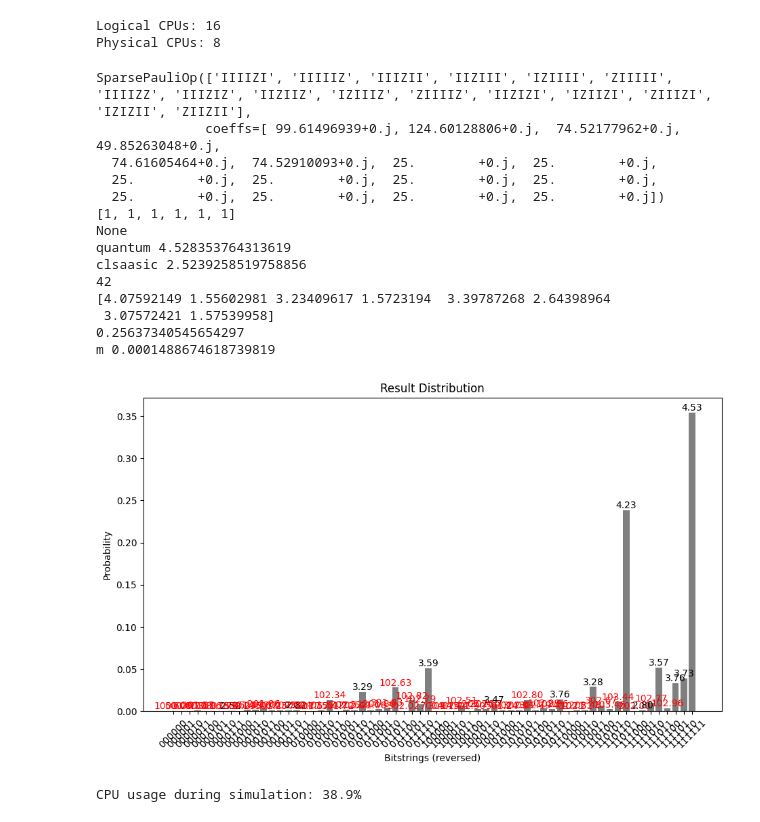
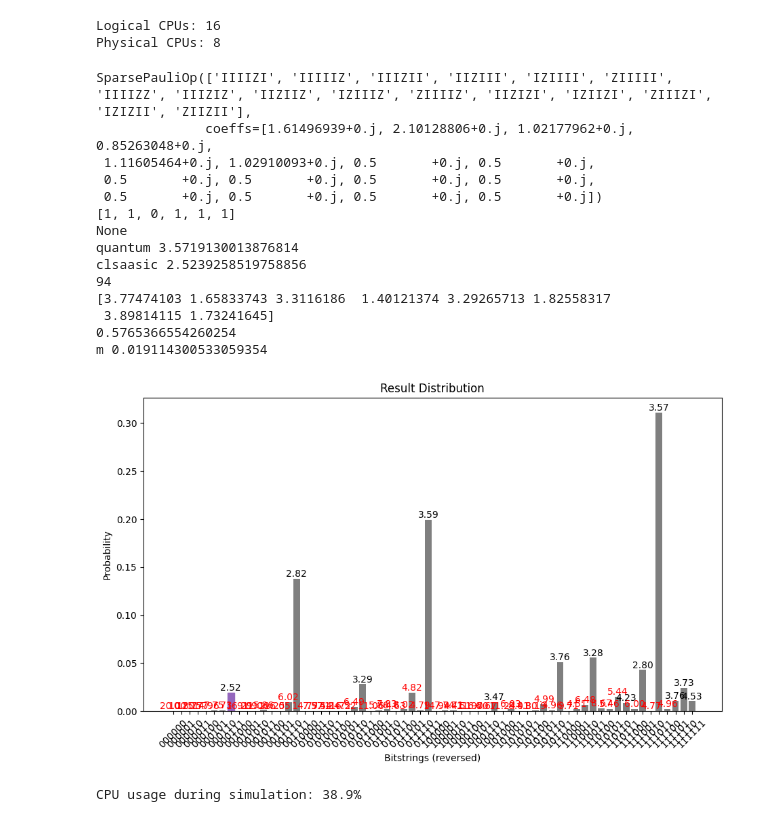
Before and after one commit to Smeidir/QAOA, a Jupyter notebook: tests.ipynb, the cells around one changed output. Drawn from its saved outputs; the diff is of its cells as text; code cells hidden in the pictures.

```diff
--- a/tests.ipynb
+++ b/tests.ipynb
@@ -113,50 +110,54 @@ print(f"Physical CPUs: {psutil.cpu_count(logical=False)}")
 Logical CPUs: 16
 Physical CPUs: 8
 # %%
+from src.qaoa.models.MaxCutProblem import MaxCutProblem
+problem = MaxCutProblem()
+graphs = problem.get_erdos_renyi_graphs_paper1()
+
 graph = graphs[0]
 quantum = QAOArunner(graph=graph,
                      backend_mode = 'statevector',
                      param_initialization= 'gaussian',
                      qaoa_variant='vanilla',
                      optimizer='COBYLA',
                      depth =4,
                      problem_type='minvertexcover',
                      warm_start=False,
                      amount_shots = 1000,
                      max_tol = 1e-2,#lower shots and tolerance for faster runs
-                     lagrangian_multiplier=100
+                     lagrangian_multiplier=2
                      )
 
 quantum.build_circuit()
 print(quantum.cost_hamiltonian)
 quantum.run()
 print(quantum.solution)
 print(quantum.hamming_string)
 print('quantum', quantum.evaluate_solution())
 print('clsaasic' , quantum.classical_objective_value)
 
 
 print(quantum.fev)
 print(quantum.final_params)
 print(quantum.time_elapsed)
 print('m',quantum.get_prob_measure_optimal())
 quantum.print_bitstrings()
 # %% [output]
 SparsePauliOp(['IIIIZI', 'IIIIIZ', 'IIIZII', 'IIZIII', 'IZIIII', 'ZIIIII', 'IIIIZZ', 'IIIZIZ', 'IIZIIZ', 'IZIIIZ', 'ZIIIIZ', 'IIZIZI', 'IZIIZI', 'ZIIIZI', 'IZIZII', 'ZIIZII'],
-              coeffs=[ 99.61496939+0.j, 124.60128806+0.j,  74.52177962+0.j,  49.85263048+0.j,
-  74.61605464+0.j,  74.52910093+0.j,  25.        +0.j,  25.        +0.j,
-  25.        +0.j,  25.        +0.j,  25.        +0.j,  25.        +0.j,
-  25.        +0.j,  25.        +0.j,  25.        +0.j,  25.        +0.j])
-[1, 1, 1, 1, 1, 1]
+              coeffs=[1.61496939+0.j, 2.10128806+0.j, 1.02177962+0.j, 0.85263048+0.j,
+ 1.11605464+0.j, 1.02910093+0.j, 0.5       +0.j, 0.5       +0.j,
+ 0.5       +0.j, 0.5       +0.j, 0.5       +0.j, 0.5       +0.j,
+ 0.5       +0.j, 0.5       +0.j, 0.5       +0.j, 0.5       +0.j])
+[1, 1, 0, 1, 1, 1]
 None
-quantum 4.528353764313619
+quantum 3.5719130013876814
 clsaasic 2.5239258519758856
-42
-[4.07592149 1.55602981 3.23409617 1.5723194  3.39787268 2.64398964
- 3.07572421 1.57539958]
-0.25637340545654297
-m 0.0001488674618739819
+94
+[3.77474103 1.65833743 3.3116186  1.40121374 3.29265713 1.82558317
+ 3.89814115 1.73241645]
+0.5765366554260254
+m 0.019114300533059354
-[figure, old version]
+[figure, new version]
 # %%
 # Simulate a short run, then
 print(f"CPU usage during simulation: {psutil.cpu_percent()}%")
```
Also changed, not shown: parts of 1 cell of this notebook, 3 other files.
